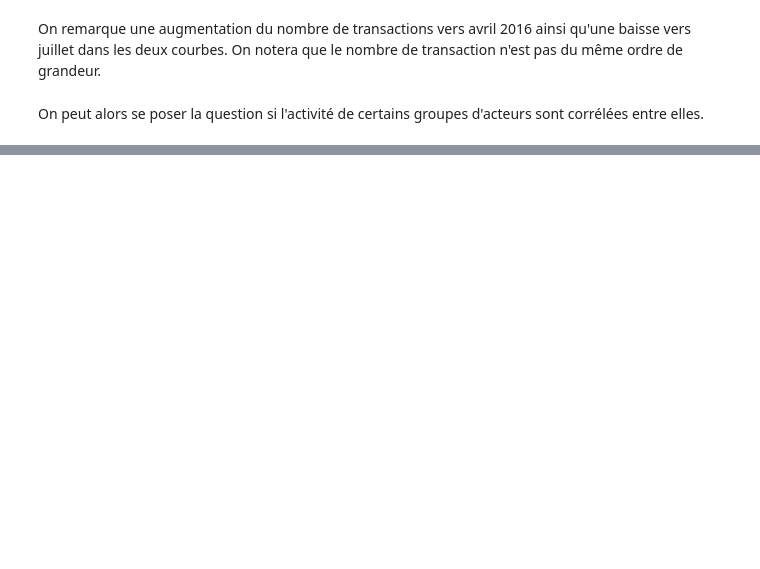
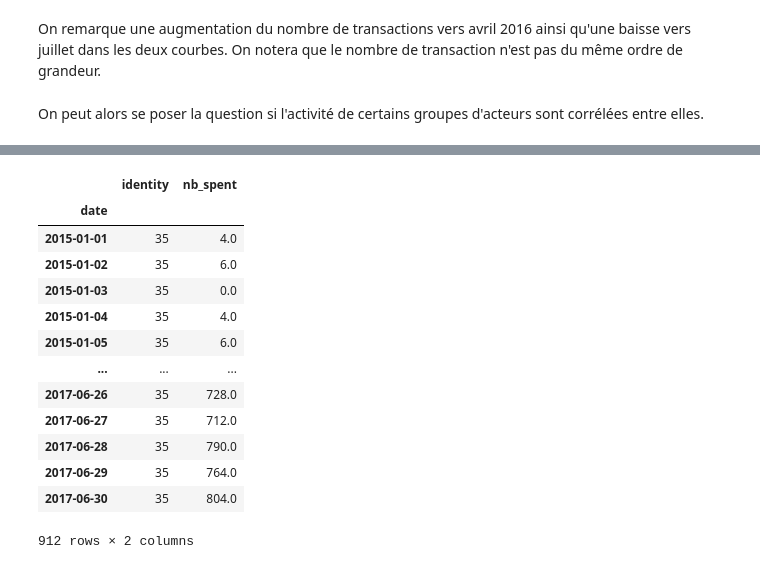
Before and after one commit to Bast-94/DefiEGC2024-RM-BH, a Jupyter notebook: notebook.ipynb, the cells around one changed output, grey strips where cells are left out. Drawn from its saved outputs; the diff is of its cells as text; code cells hidden in the pictures; blank space fills up the shorter version.

```diff
--- a/notebook.ipynb
+++ b/notebook.ipynb
@@ -130,0 +135,17 @@ Text(0.5, 1.0, "Comparison of 'received' between BtcTrade.com and BTCC.com")
+# %%
+block_chain_df[block_chain_df['identity'] == '35'][['identity',column_to_analyze]]
+# %% [output]
+|  | identity | nb_spent |
+| date |  |  |
+| 2015-01-01 | 35 | 4.0 |
+| 2015-01-02 | 35 | 6.0 |
+| 2015-01-03 | 35 | 0.0 |
+| 2015-01-04 | 35 | 4.0 |
+| 2015-01-05 | 35 | 6.0 |
+| ... | ... | ... |
+| 2017-06-26 | 35 | 728.0 |
+| 2017-06-27 | 35 | 712.0 |
+| 2017-06-28 | 35 | 790.0 |
+| 2017-06-29 | 35 | 764.0 |
+| 2017-06-30 | 35 | 804.0 |
+912 rows × 2 columns
```
Also changed, not shown: parts of 7 cells of this notebook, 3 other files.
